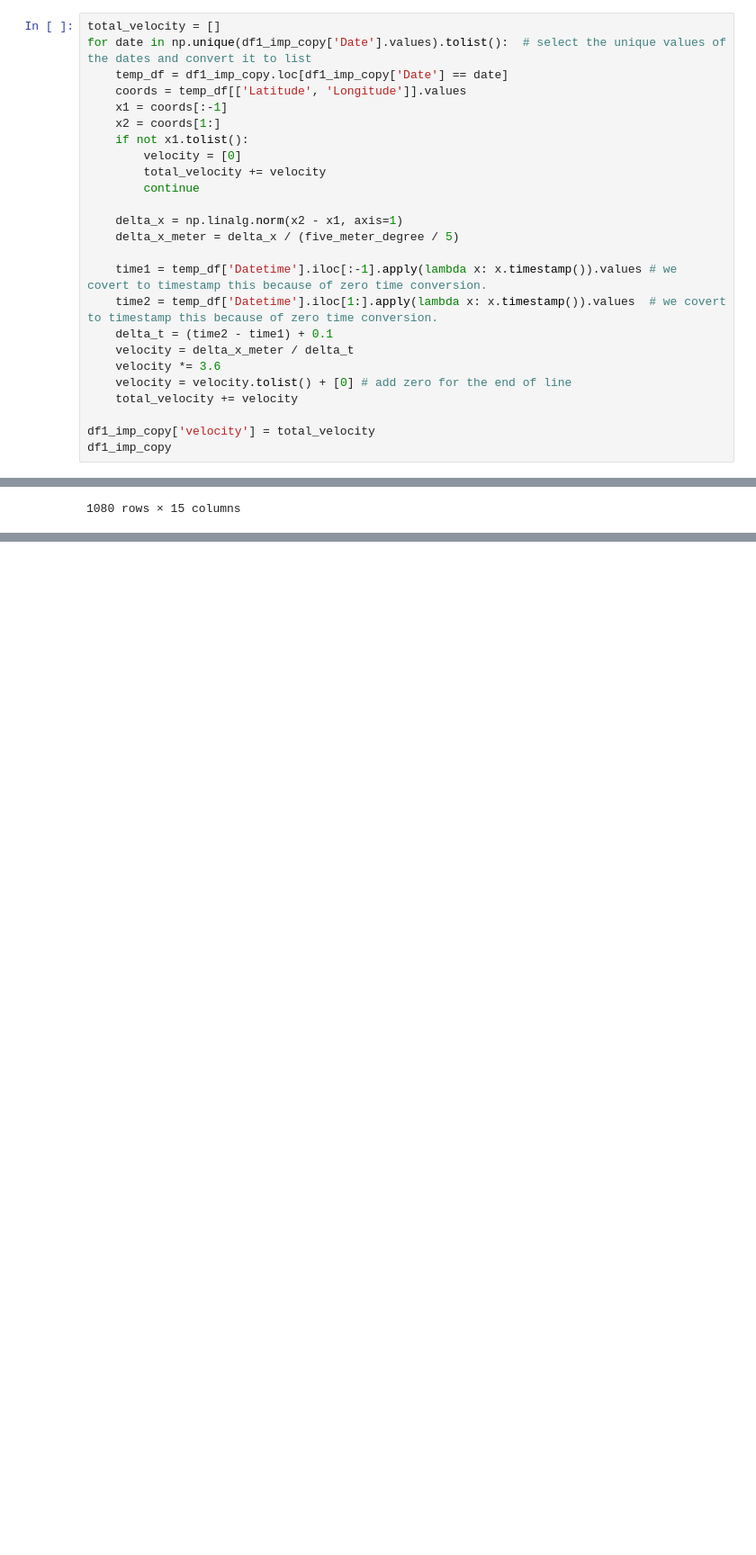
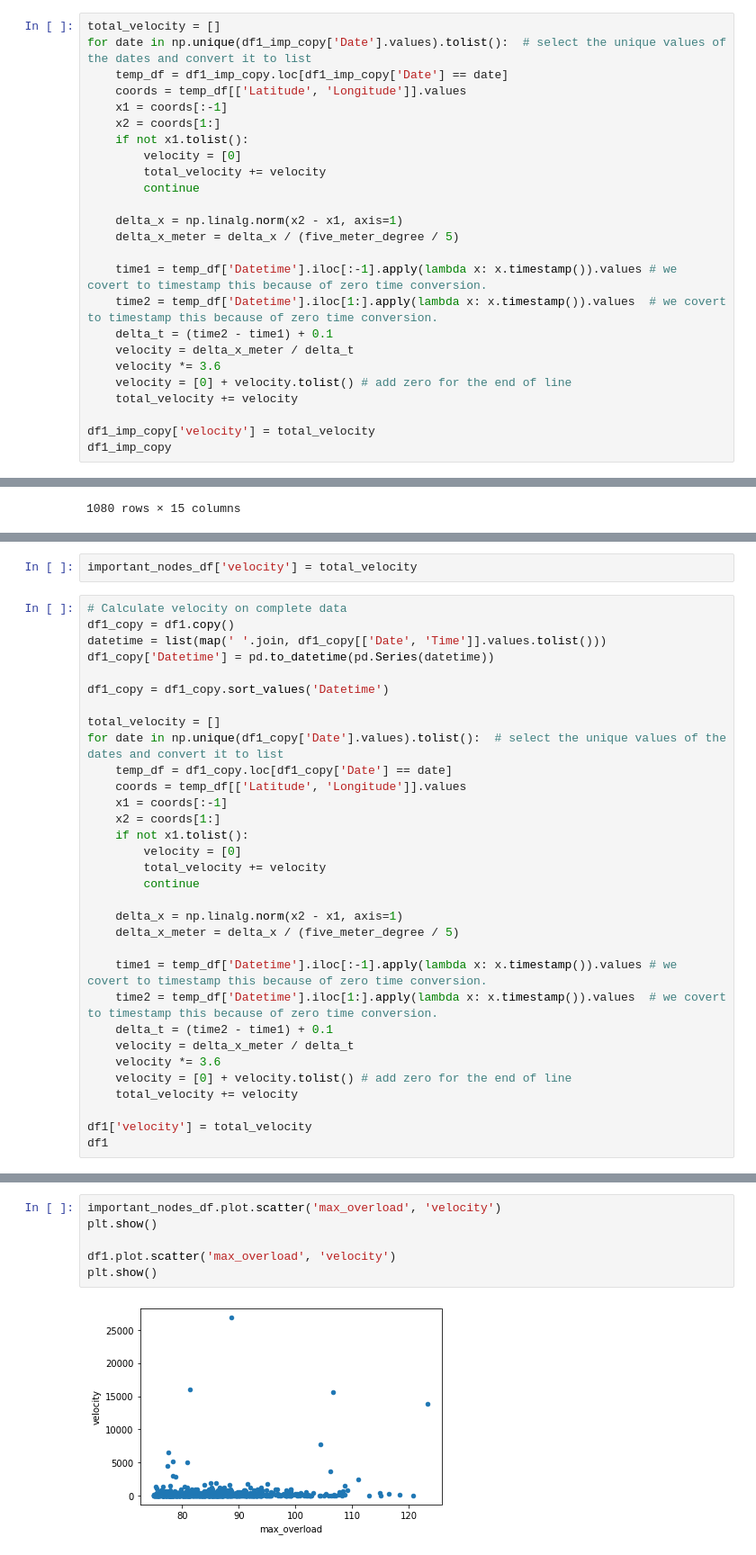
Before and after one commit to OmidSa75/Data_scinece-Smartset-overloads-PoliMI, a Jupyter notebook: main.ipynb, the cells around one changed output, grey strips where cells are left out. Shown at 90% size. Saved outputs shown, nothing was run; the diff lists cells and outputs as text; blank space fills up the shorter version.

```diff
--- a/main.ipynb
+++ b/main.ipynb
@@ -347,7 +347,7 @@ for date in np.unique(df1_imp_copy['Date'].values).tolist():  # select the uniqu
     delta_t = (time2 - time1) + 0.1
     velocity = delta_x_meter / delta_t
     velocity *= 3.6
-    velocity = velocity.tolist() + [0] # add zero for the end of line
+    velocity = [0] + velocity.tolist() # add zero for the end of line
     total_velocity += velocity
 
 df1_imp_copy['velocity'] = total_velocity
@@ -404,0 +369,34 @@ df1_important
+# %%
+important_nodes_df['velocity'] = total_velocity
+# %%
+# Calculate velocity on complete data
+df1_copy = df1.copy()
+datetime = list(map(' '.join, df1_copy[['Date', 'Time']].values.tolist()))
+df1_copy['Datetime'] = pd.to_datetime(pd.Series(datetime))
+
+df1_copy = df1_copy.sort_values('Datetime')
+
+total_velocity = []
+for date in np.unique(df1_copy['Date'].values).tolist():  # select the unique values of the dates and convert it to list
+    temp_df = df1_copy.loc[df1_copy['Date'] == date]
+    coords = temp_df[['Latitude', 'Longitude']].values
+    x1 = coords[:-1]
+    x2 = coords[1:]
+    if not x1.tolist():
+        velocity = [0]
+        total_velocity += velocity
+        continue
+
+    delta_x = np.linalg.norm(x2 - x1, axis=1)
+    delta_x_meter = delta_x / (five_meter_degree / 5)
+
+    time1 = temp_df['Datetime'].iloc[:-1].apply(lambda x: x.timestamp()).values # we covert to timestamp this because of zero time conversion.
+    time2 = temp_df['Datetime'].iloc[1:].apply(lambda x: x.timestamp()).values  # we covert to timestamp this because of zero time conversion.
+    delta_t = (time2 - time1) + 0.1
+    velocity = delta_x_meter / delta_t
+    velocity *= 3.6
+    velocity = [0] + velocity.tolist() # add zero for the end of line
+    total_velocity += velocity
+
+df1['velocity'] = total_velocity
+df1
@@ -404,0 +419,8 @@ df1_important
+# %%
+important_nodes_df.plot.scatter('max_overload', 'velocity')
+plt.show()
+
+df1.plot.scatter('max_overload', 'velocity')
+plt.show()
+# %% [output]
+[figure, added]
```
Also changed, not shown: parts of 17 cells of this notebook.
